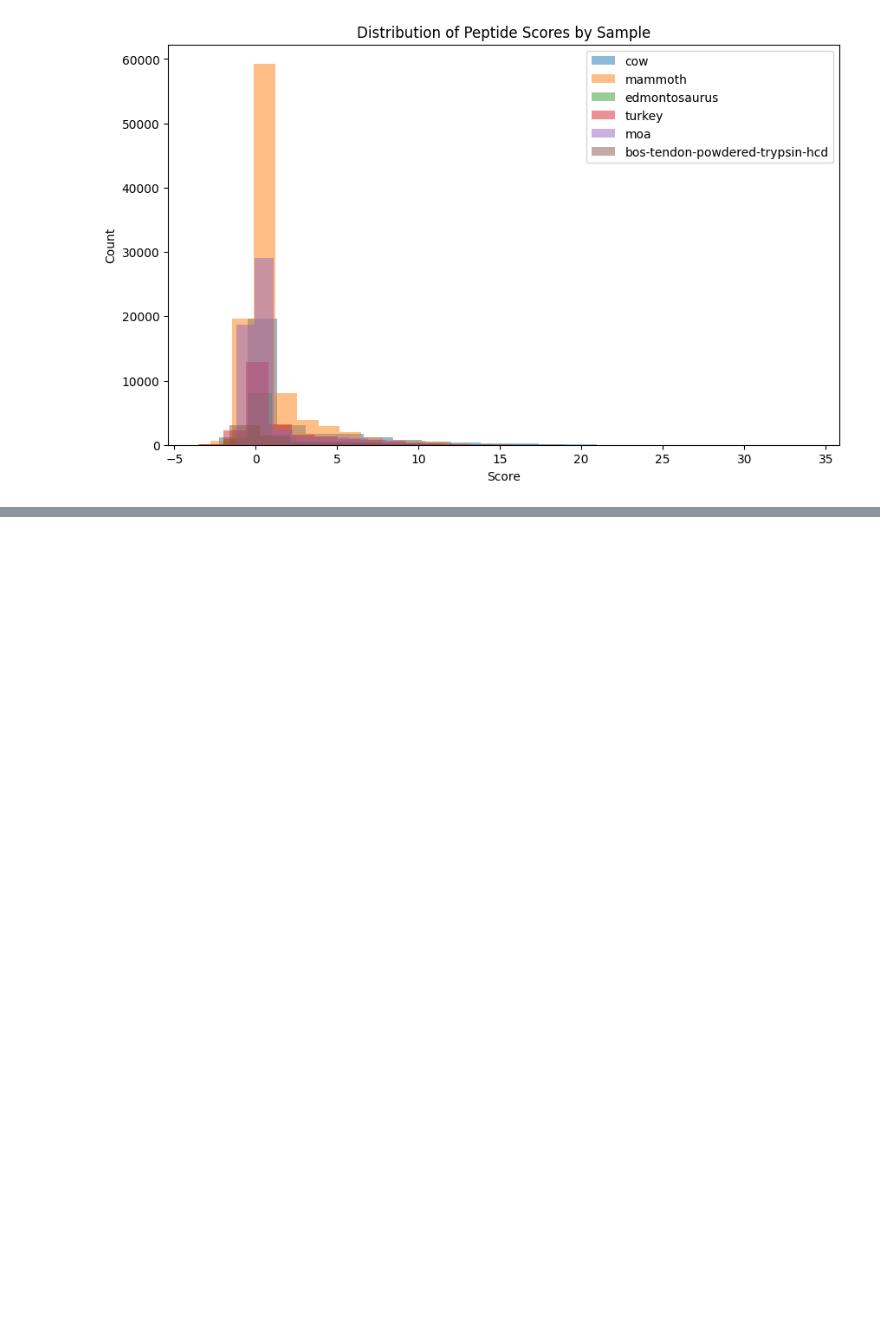
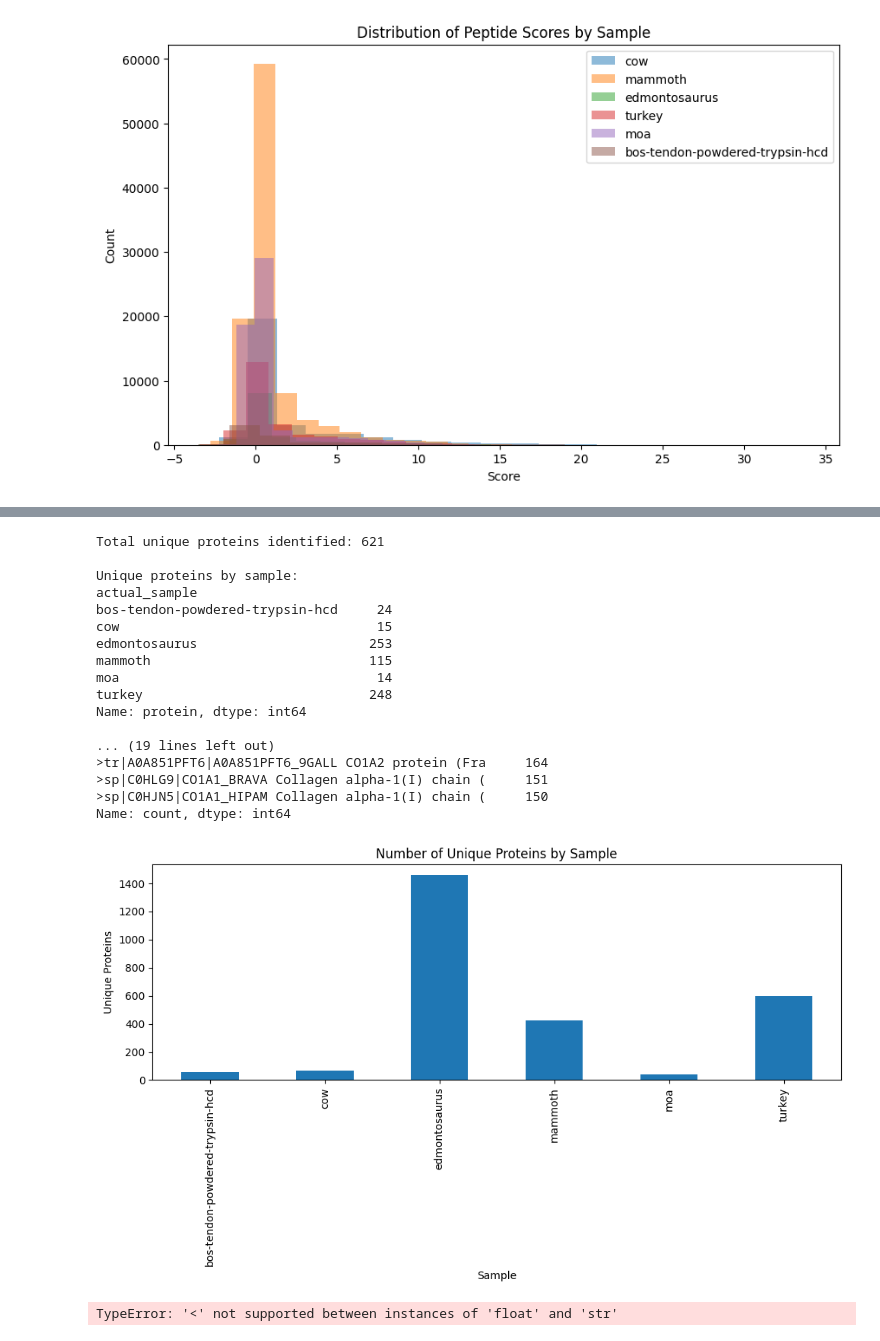
Before and after one commit to Palaeoprot/PalaeoProtCourse, a Jupyter notebook: Tartu_Excercise.ipynb, the cells around one changed output, grey strips where cells are left out. Saved outputs shown, nothing was run; the diff lists cells and outputs as text; code cells hidden in the pictures; blank space fills up the shorter version.

```diff
--- a/Tartu_Excercise.ipynb
+++ b/Tartu_Excercise.ipynb
@@ -721,0 +822,62 @@ plt.show()
+# %%
+# List and analyze all identified proteins
+def analyze_proteins(df):
+    # Get all unique proteins
+    all_proteins = df['protein'].unique()
+
+    # Calculate some basic statistics
+    total_proteins = len(all_proteins)
+    proteins_by_sample = df.groupby('actual_sample')['protein'].nunique()
+
+    # Get the most commonly identified proteins
+    protein_counts = df['protein'].value_counts().head(20)
+
+    print(f"Total unique proteins identified: {total_proteins}")
+    print("\nUnique proteins by sample:")
+    print(proteins_by_sample)
+
+    print("\nTop 20 most commonly identified proteins:")
+    print(protein_counts)
+
+    return all_proteins
+
+# Filter the dataframe if needed (e.g., by score threshold)
+high_confidence_df = df[df['score'] > 5]  # Adjust threshold as needed
+
+# Get proteins
+proteins = analyze_proteins(high_confidence_df)
+
+# Create a visualization of proteins by sample
+plt.figure(figsize=(10, 6))
+protein_by_sample = df.groupby('actual_sample')['protein'].nunique()
+protein_by_sample.plot(kind='bar')
+plt.title('Number of Unique Proteins by Sample')
+plt.xlabel('Sample')
+plt.ylabel('Unique Proteins')
+plt.tight_layout()
+plt.show()
+
+# Optional: Save the proteins to a file
+with open('/content/identified_proteins.txt', 'w') as f:
+    for protein in sorted(proteins):
+        f.write(f"{protein}\n")
+# %% [output]
+Total unique proteins identified: 621
+
+Unique proteins by sample:
+actual_sample
+bos-tendon-powdered-trypsin-hcd     24
+cow                                 15
+edmontosaurus                      253
+mammoth                            115
+moa                                 14
+turkey                             248
+Name: protein, dtype: int64
+
+... (19 lines left out)
+>tr|A0A851PFT6|A0A851PFT6_9GALL CO1A2 protein (Fra     164
+>sp|C0HLG9|CO1A1_BRAVA Collagen alpha-1(I) chain (     151
+>sp|C0HJN5|CO1A1_HIPAM Collagen alpha-1(I) chain (     150
+Name: count, dtype: int64
+[figure, added]
+TypeError: '<' not supported between instances of 'float' and 'str'
```
Also changed, not shown: parts of 1 cell of this notebook.
